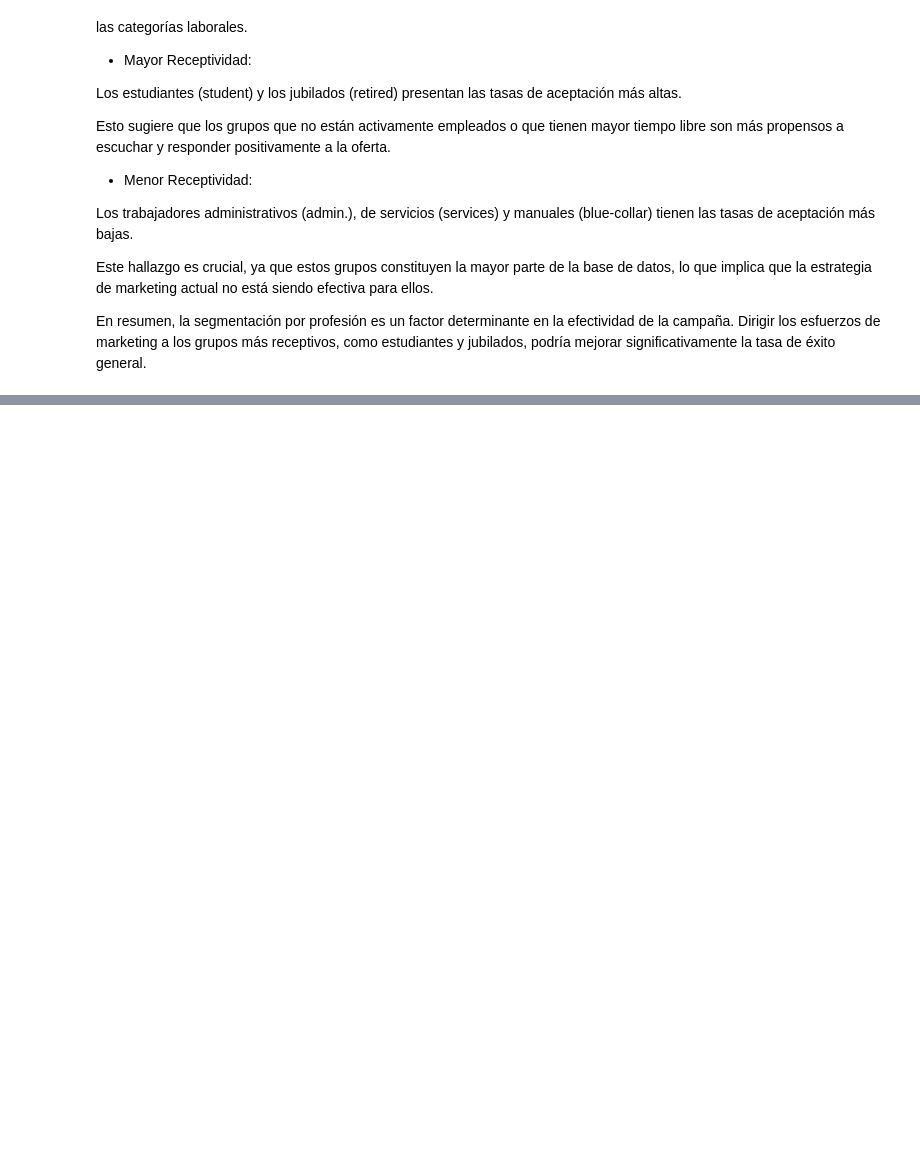
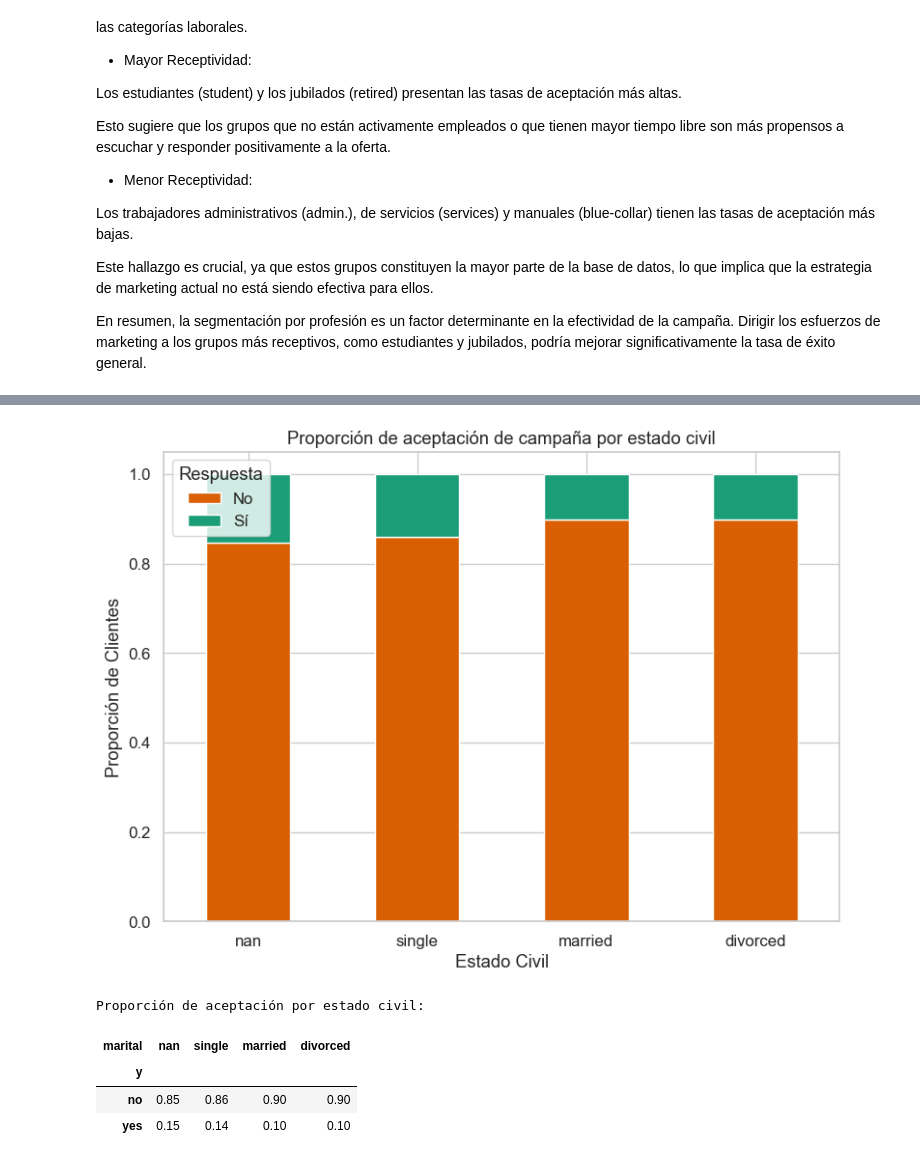
Before and after one commit to hugoperezromero81/Proyecto_Python_data, a Jupyter notebook: notebook/03_EDA_exploratorio.ipynb, the cells around one changed output, grey strips where cells are left out. Drawn from its saved outputs; the diff is of its cells as text; code cells hidden in the pictures; blank space fills up the shorter version.

```diff
--- a/notebook/03_EDA_exploratorio.ipynb
+++ b/notebook/03_EDA_exploratorio.ipynb
@@ -198,0 +236,31 @@ En resumen, la segmentación por profesión es un factor determinante en la efec
+# %%
+# =================================================================
+# 1.5 Relación entre Estado Civil y Aceptación de Campaña
+# =================================================================
+
+# Calcular la proporción de aceptación por estado civil
+marital_acceptance = df_bank.groupby("marital")["y"].value_counts(normalize=True).unstack()
+
+# Ordenar por tasa de aceptación "yes"
+marital_acceptance_sorted = marital_acceptance.sort_values(by="yes", ascending=False)
+
+# Graficar resultados
+marital_acceptance_sorted.plot(kind="bar", stacked=True, figsize=(8,6), color=colors)
+plt.title("Proporción de aceptación de campaña por estado civil")
+plt.ylabel("Proporción de Clientes")
+plt.xlabel("Estado Civil")
+plt.xticks(rotation=0)
+plt.legend(title="Respuesta", labels=["No", "Sí"])
+plt.tight_layout()
+plt.show()
+
+# Resumen en tabla
+print("Proporción de aceptación por estado civil:")
+display(marital_acceptance_sorted.T.round(2))
+# %% [output]
+[figure, added]
+Proporción de aceptación por estado civil:
+| marital | nan | single | married | divorced |
+| y |  |  |  |  |
+| no | 0.85 | 0.86 | 0.90 | 0.90 |
+| yes | 0.15 | 0.14 | 0.10 | 0.10 |
```
Also changed, not shown: parts of 31 cells of this notebook, 3 other files.
